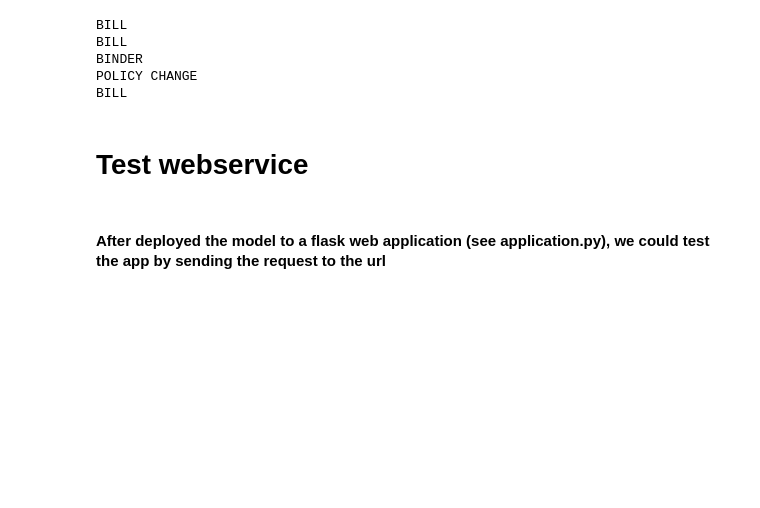
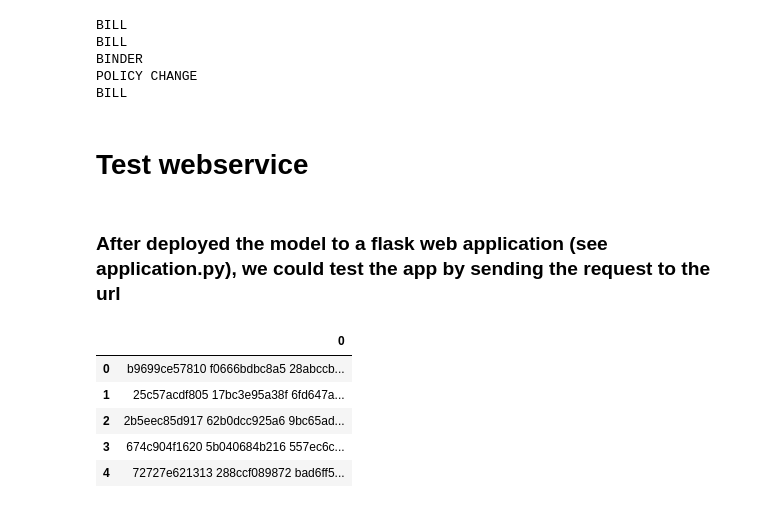
Before and after one commit to wdx07311/heavywater-document-classification, a Jupyter notebook: training_model.ipynb, the cells around one changed output. Cells and saved outputs as stored; diff of their text form; code cells hidden in the pictures; blank space fills up the shorter version.

```diff
--- a/training_model.ipynb
+++ b/training_model.ipynb
@@ -220,4 +250,4 @@ BILL
 # %% [markdown]
 # Test webservice
 # %% [markdown]
-#### After deployed the model to a flask web application (see application.py), we could test the app by sending the request to the url
+### After deployed the model to a flask web application (see application.py), we could test the app by sending the request to the url
@@ -225,0 +254,12 @@ words = {'words':"e04a09c87692 d6b72e591b91 5d066f0246f1 ed41171e2e6d 59260a2781
+# %%
+# Load some test data for testing
+test_data = pd.read_csv('test_cases/X_test_medium.csv',header = None)
+# %%
+test_data.head()
+# %% [output]
+|  | 0 |
+| 0 | b9699ce57810 f0666bdbc8a5 28abccb... |
+| 1 | 25c57acdf805 17bc3e95a38f 6fd647a... |
+| 2 | 2b5eec85d917 62b0dcc925a6 9bc65ad... |
+| 3 | 674c904f1620 5b040684b216 557ec6c... |
+| 4 | 72727e621313 288ccf089872 bad6ff5... |
```
Also changed, not shown: parts of 29 cells of this notebook, 1 other file.
